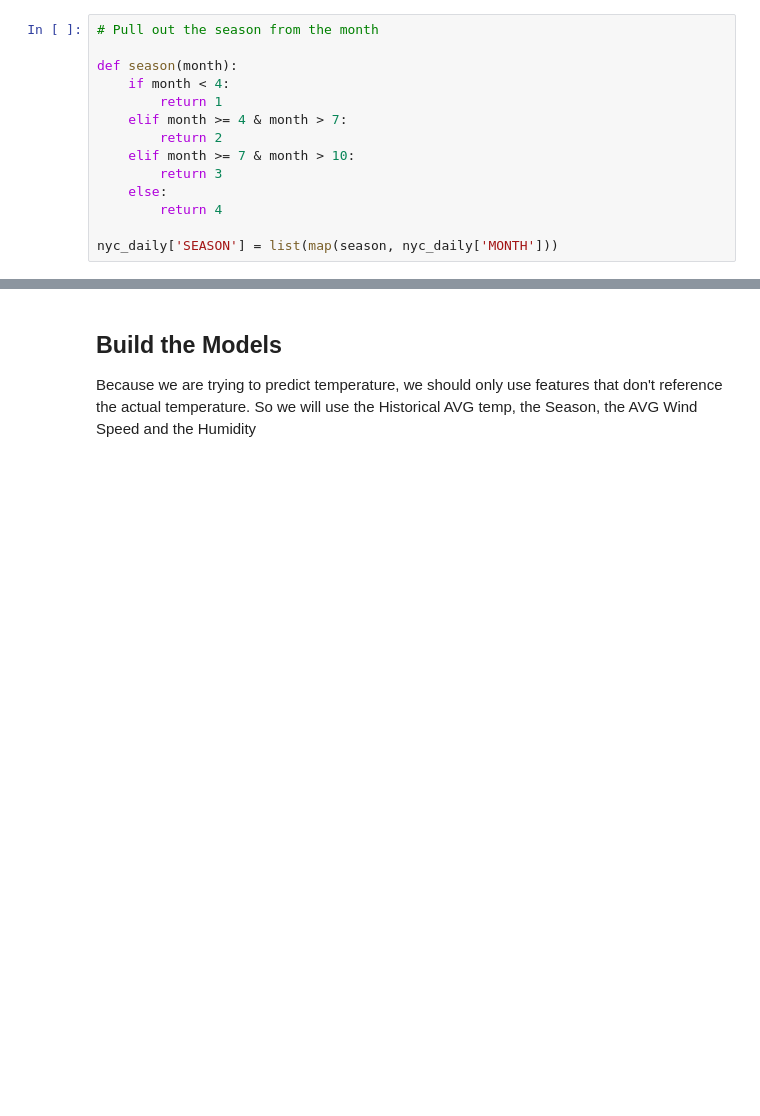
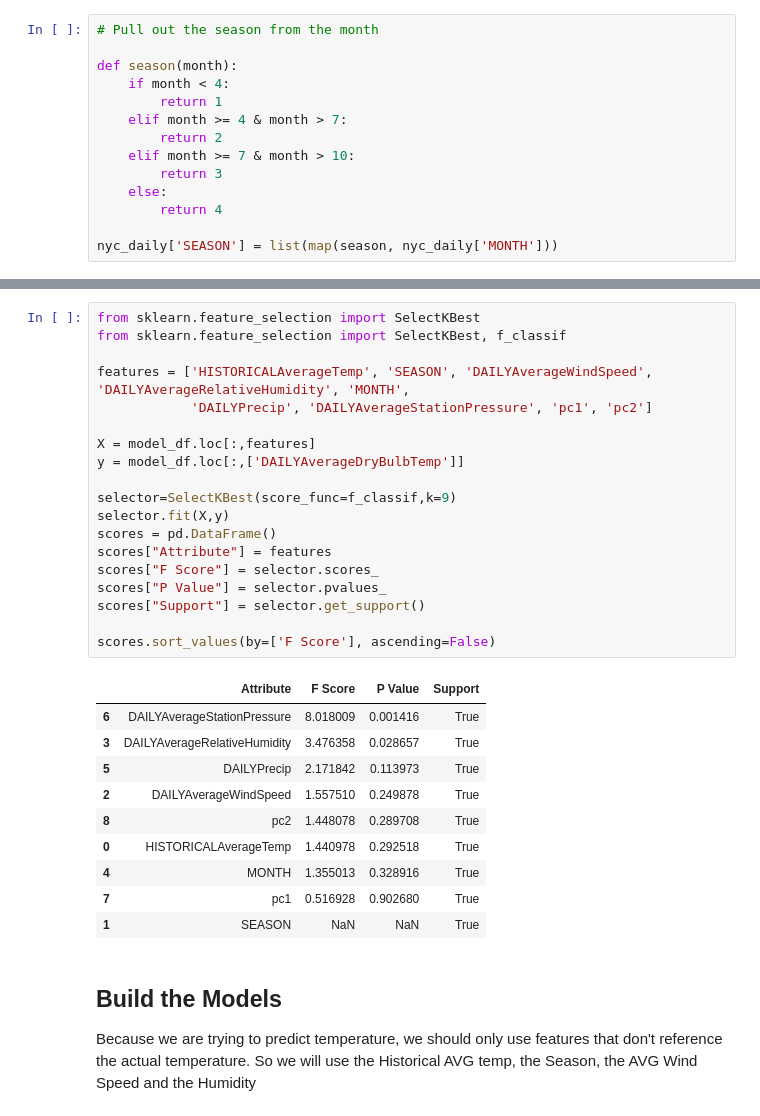
Before and after one commit to tcbriggs981/Thinkful-Unit-03, a Jupyter notebook: 030104 Model Comparison.ipynb, the cells around one changed output, grey strips where cells are left out. Saved outputs shown, nothing was run; the diff lists cells and outputs as text; blank space fills up the shorter version.

```diff
--- a/030104 Model Comparison.ipynb
+++ b/030104 Model Comparison.ipynb
@@ -100,3 +148,33 @@ plt.show()
+# %%
+from sklearn.feature_selection import SelectKBest
+from sklearn.feature_selection import SelectKBest, f_classif
+
+features = ['HISTORICALAverageTemp', 'SEASON', 'DAILYAverageWindSpeed', 'DAILYAverageRelativeHumidity', 'MONTH',
+            'DAILYPrecip', 'DAILYAverageStationPressure', 'pc1', 'pc2']
+
+X = model_df.loc[:,features]
+y = model_df.loc[:,['DAILYAverageDryBulbTemp']]
+
+selector=SelectKBest(score_func=f_classif,k=9)
+selector.fit(X,y)
+scores = pd.DataFrame()
+scores["Attribute"] = features
+scores["F Score"] = selector.scores_
+scores["P Value"] = selector.pvalues_
+scores["Support"] = selector.get_support()
+
+scores.sort_values(by=['F Score'], ascending=False)
+# %% [output]
+|  | Attribute | F Score | P Value | Support |
+| 6 | DAILYAverageStationPressure | 8.018009 | 0.001416 | True |
+| 3 | DAILYAverageRelativeHumidity | 3.476358 | 0.028657 | True |
+| 5 | DAILYPrecip | 2.171842 | 0.113973 | True |
+| 2 | DAILYAverageWindSpeed | 1.557510 | 0.249878 | True |
+| 8 | pc2 | 1.448078 | 0.289708 | True |
+| 0 | HISTORICALAverageTemp | 1.440978 | 0.292518 | True |
+| 4 | MONTH | 1.355013 | 0.328916 | True |
+| 7 | pc1 | 0.516928 | 0.902680 | True |
+| 1 | SEASON | NaN | NaN | True |
 # %% [markdown]
 ## Build the Models
 
```
Also changed, not shown: parts of 15 cells of this notebook.
